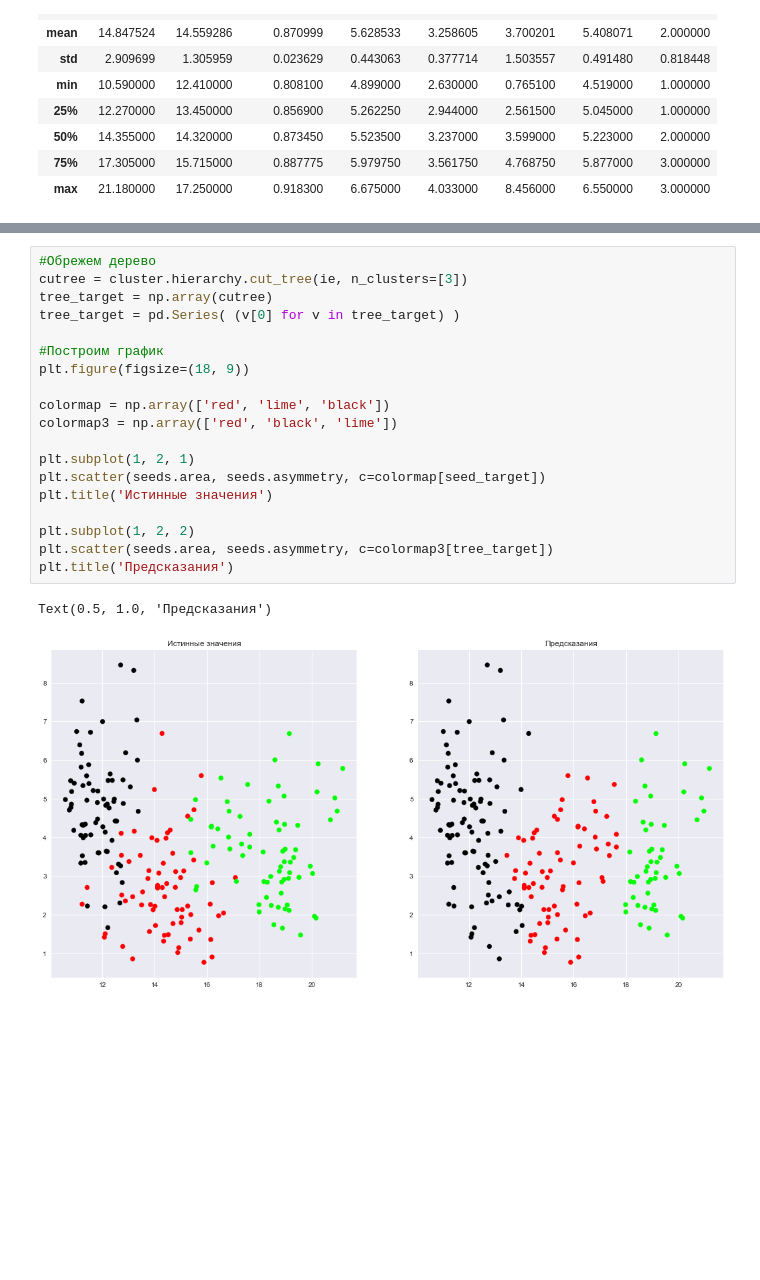
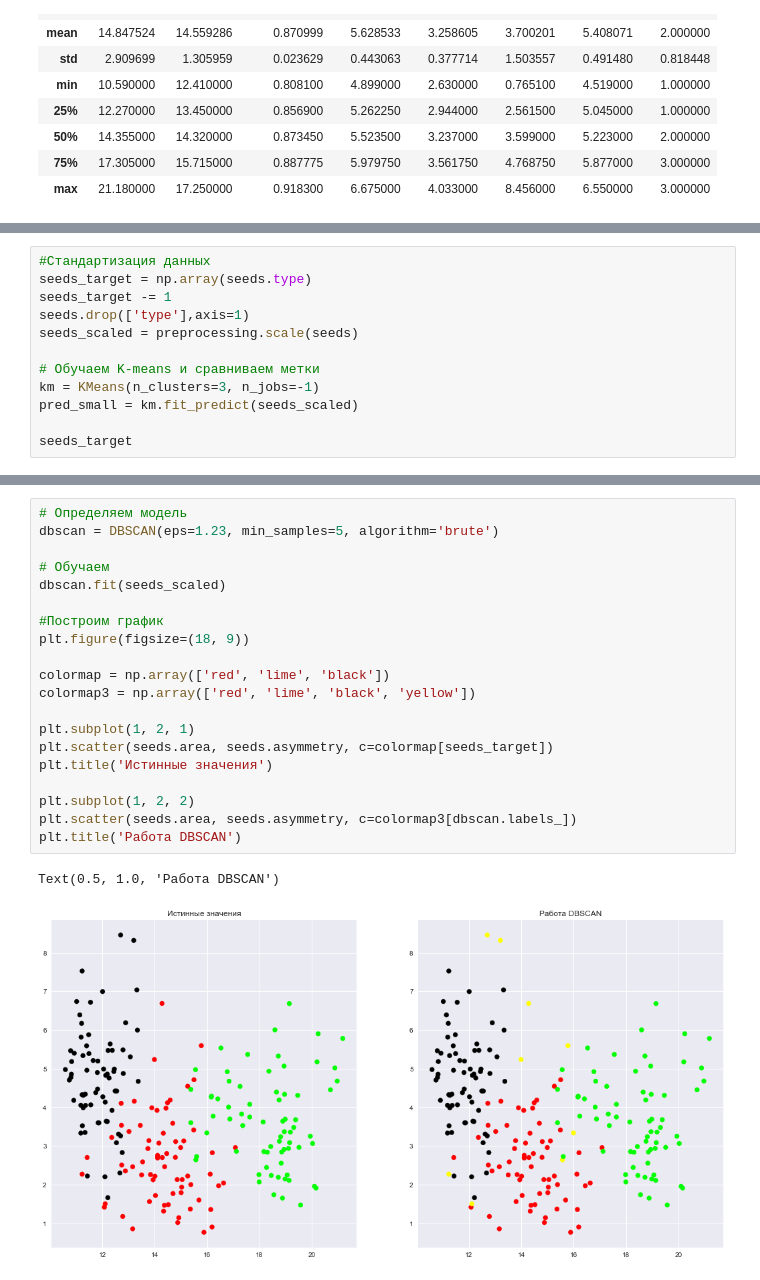
Before and after one commit to PereverzevVV/Data-clustering-algorithms, a Jupyter notebook: Семена.ipynb, the cells around one changed output, grey strips where cells are left out. Cells and saved outputs as stored; diff of their text form; blank space fills up the shorter version.

```diff
--- a/Семена.ipynb
+++ b/Семена.ipynb
@@ -59,0 +34,12 @@ array([0, 0, 0, 0, 0, 0, 0, 0, 0, 0, 0, 0, 0, 0, 0, 0, 0, 0, 0, 0, 0, 0,
+# %%
+#Стандартизация данных
+seeds_target = np.array(seeds.type)
+seeds_target -= 1
+seeds.drop(['type'],axis=1)
+seeds_scaled = preprocessing.scale(seeds)
+
+# Обучаем K-means и сравниваем метки
+km = KMeans(n_clusters=3, n_jobs=-1)
+pred_small = km.fit_predict(seeds_scaled)
+
+seeds_target
@@ -109,22 +128,23 @@ dn = dendrogram(ie,
 # %%
-#Обрежем дерево
-cutree = cluster.hierarchy.cut_tree(ie, n_clusters=[3])
-tree_target = np.array(cutree)
-tree_target = pd.Series( (v[0] for v in tree_target) )
+# Определяем модель
+dbscan = DBSCAN(eps=1.23, min_samples=5, algorithm='brute')
+
+# Обучаем
+dbscan.fit(seeds_scaled)
 
 #Построим график
 plt.figure(figsize=(18, 9))
 
 colormap = np.array(['red', 'lime', 'black'])
-colormap3 = np.array(['red', 'black', 'lime'])
+colormap3 = np.array(['red', 'lime', 'black', 'yellow'])
 
 plt.subplot(1, 2, 1)
-plt.scatter(seeds.area, seeds.asymmetry, c=colormap[seed_target])
+plt.scatter(seeds.area, seeds.asymmetry, c=colormap[seeds_target])
 plt.title('Истинные значения')
 
 plt.subplot(1, 2, 2)
-plt.scatter(seeds.area, seeds.asymmetry, c=colormap3[tree_target])
-plt.title('Предсказания')
+plt.scatter(seeds.area, seeds.asymmetry, c=colormap3[dbscan.labels_])
+plt.title('Работа DBSCAN')
 # %% [output]
-Text(0.5, 1.0, 'Предсказания')
+Text(0.5, 1.0, 'Работа DBSCAN')
-[figure, old version]
+[figure, new version]
```
Also changed, not shown: parts of 14 cells of this notebook, 7 other files.
